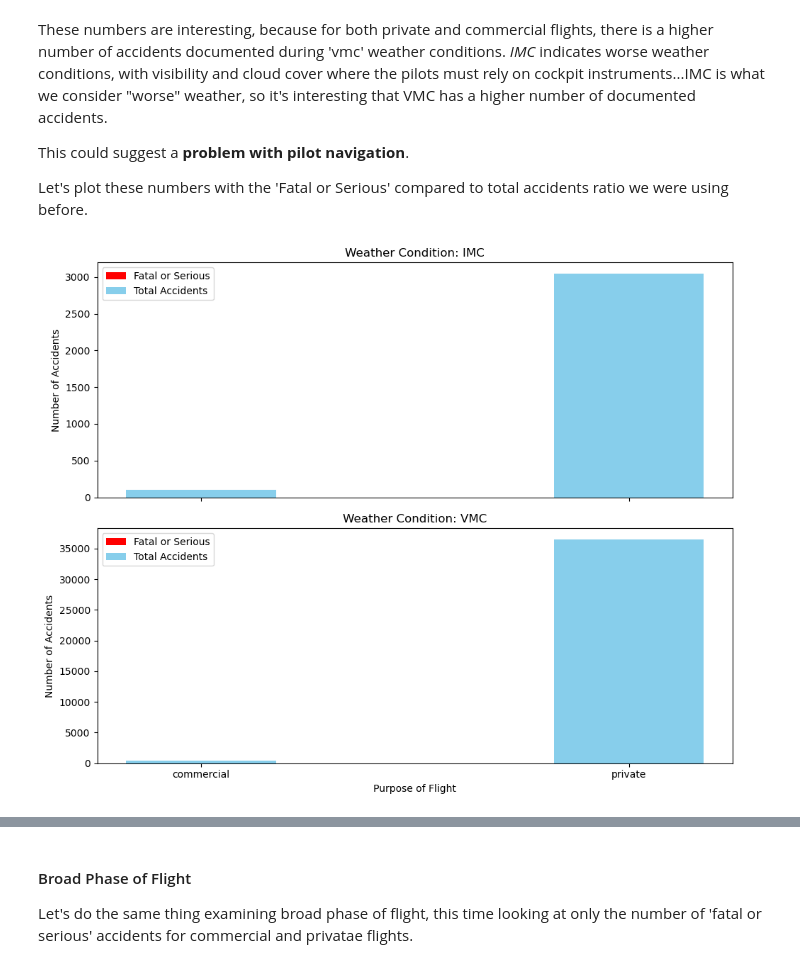
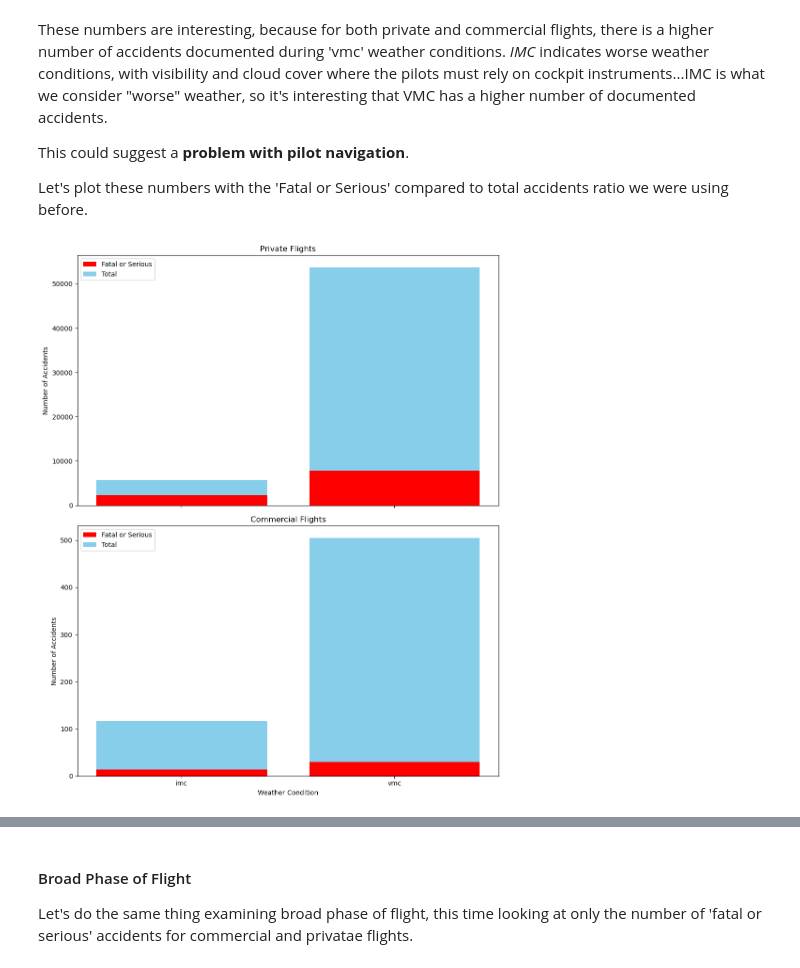
Before and after one commit to emmascotson/aviation-venture-risk-eda, a Jupyter notebook: aviation-venture-risk-eda.ipynb, the cells around one changed output, grey strips where cells are left out. Saved outputs shown, nothing was run; the diff lists cells and outputs as text; code cells hidden in the pictures.

```diff
--- a/aviation-venture-risk-eda.ipynb
+++ b/aviation-venture-risk-eda.ipynb
@@ -2173,39 +2174,43 @@ These numbers are interesting, because for both private and commercial flights,
 This could suggest a **problem with pilot navigation**.
 
 Let's plot these numbers with the 'Fatal or Serious' compared to total accidents ratio we were using before.
-# %%
-#Get imc and vmc weather conditions
-weather_conditions = ['imc', 'vmc']
-
-#Using subplots this tim
-fig, axs = plt.subplots(len(weather_conditions), 1, figsize=(10,8), sharex=True)
-
-#Iterating over each weather condition
-for i, weather_condition in enumerate(weather_conditions):
-    weather_data_purp = commercial_private_flights[commercial_private_flights['weather_condition'] == weather_condition]
-    #Group by 'purpose_of_flight'
-    grouped_data_purp = weather_data_purp.groupby('purpose_of_flight').agg(
-        total_accidents_purp=('accident_number', 'count'),
-        fatal_or_serious_purp=('severity_category', lambda x: sum(x == 'Fatal or Serious'))
-    ).reset_index()
-
-    #Set bar positions
-    x = np.arange(len(grouped_data_purp))
-    width = 0.35
-    #Plot bars for total accidents
-    axs[i].bar(x, grouped_data_purp['fatal_or_serious_purp'], width, label='Fatal or Serious', color='red')
-    #Plot bars for 'Fatal or Serious' accidents
-    axs[i].bar(x, grouped_data_purp['total_accidents_purp'], width, label='Total Accidents', color='skyblue')
-    #Labels, title, legend
-    axs[i].set_title(f'Weather Condition: {weather_condition.upper()}')
-    axs[i].set_ylabel('Number of Accidents')
-    axs[i].set_xticks(x)
-    axs[i].set_xticklabels(grouped_data_purp['purpose_of_flight'])
-    axs[i].legend()
-
-#Other labels and layout
-plt.xlabel('Purpose of Flight')
-plt.tight_layout()
-plt.show()
-# %% [output]
-[figure, removed]
+# %%
+weather_conditions = ['imc', 'vmc']
+
+# Using subplots this time
+fig, axs = plt.subplots(2, 1, figsize=(10, 12), sharex=True)
+
+for i, flight_type in enumerate(['private', 'commercial']):
+    # Filter data for the current flight type
+    flight_data = aviation_data[aviation_data['purpose_of_flight'] == flight_type]
+
+    # Initialize lists to store the data for each weather condition
+    fatal_or_serious_counts = []
+    total_accidents = []
+
+    # Iterate over weather conditions
+    for weather_condition in weather_conditions:
+        # Filter data for the current weather condition
+        weather_data = flight_data[flight_data['weather_condition'] == weather_condition]
+
+        # Count the number of fatal or serious accidents and total accidents
+        fatal_or_serious_counts.append(weather_data['severity_category'].value_counts().get('Fatal or Serious', 0))
+        total_accidents.append(len(weather_data))
+
+    # Plot bars for the current flight type
+    axs[i].bar(weather_conditions, fatal_or_serious_counts, label='Fatal or Serious', color='red')
+    axs[i].bar(weather_conditions, total_accidents, bottom=fatal_or_serious_counts, label='Total', color='skyblue')
+
+    # Labels, title, legend
+    axs[i].set_ylabel('Number of Accidents')
+    axs[i].set_title(f'{flight_type.capitalize()} Flights')
+    axs[i].legend()
+
+# Labels, title for the x-axis
+axs[1].set_xlabel('Weather Condition')
+
+# Adjust layout
+plt.tight_layout()
+plt.show()
+# %% [output]
+[figure, added]
```
Also changed, not shown: parts of 18 cells of this notebook, 5 other files.
